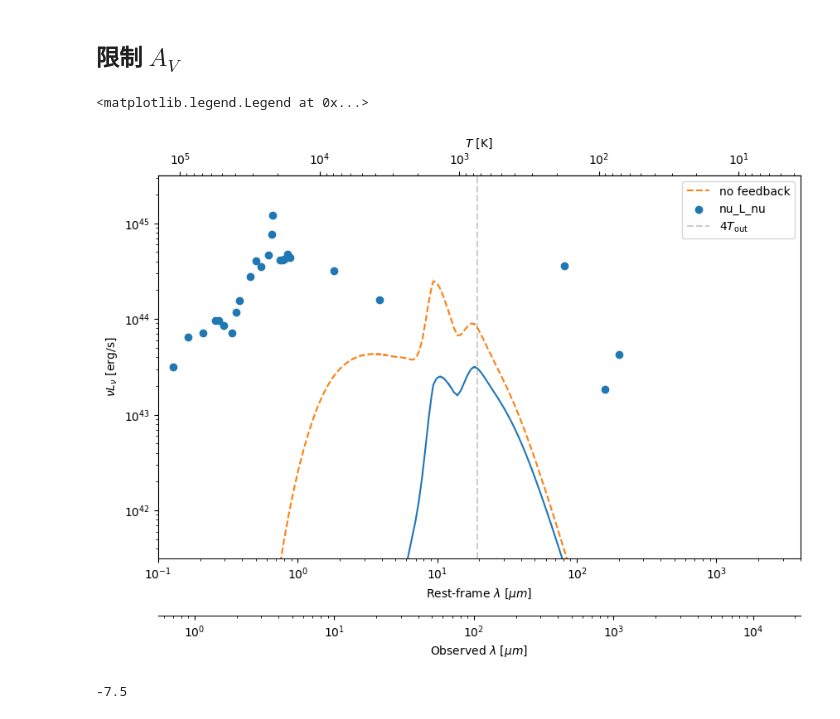
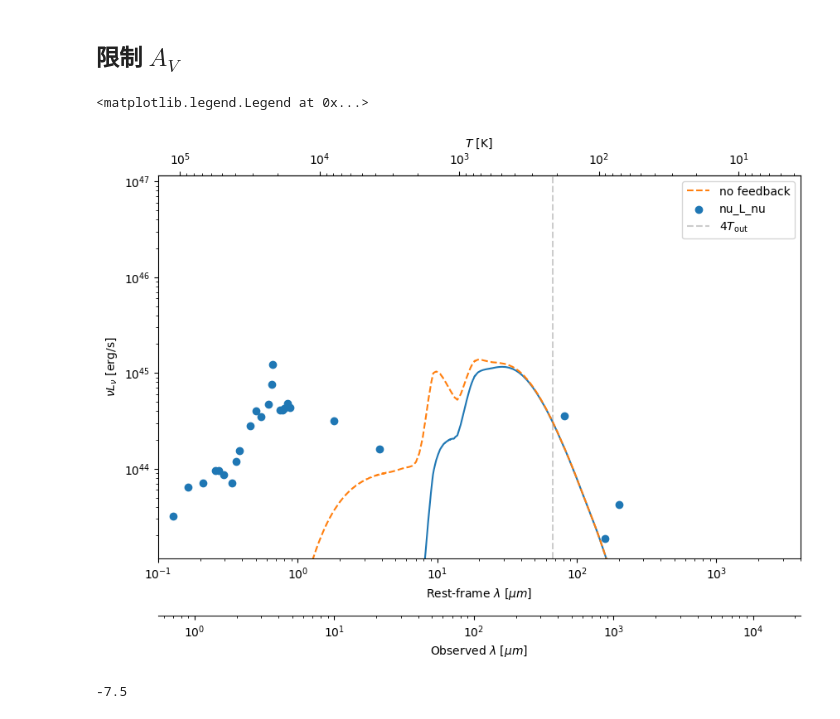
Before and after one commit to c-kj/LRD_dust_modeling, a Jupyter notebook: notebooks/A_V_constraint.ipynb, the cells around one changed output. Saved outputs shown, nothing was run; the diff lists cells and outputs as text; code cells hidden in the pictures.

```diff
--- a/notebooks/A_V_constraint.ipynb
+++ b/notebooks/A_V_constraint.ipynb
@@ -236,23 +236,24 @@ PhysicalType('unknown')
 # %% [markdown]
 ## 限制 $A_V$
 # %%
-model = A_V_model(
-    n_0=1e3 * u.cm**-3,
-    gamma=0.5,
+model = A_V_Model(
+    n_0=80 * u.cm**-3,
+    gamma=0.2,
     T_sub=1500 * u.K,
-    A_V=.5,
+    A_V=2,
     opacity=Orion_opacity,
-    observed_SED=SED(Labbe_photo['nu_rest'], Labbe_photo['Lnu_rest']),
+    observed_SED=SED(nu=Labbe_photo['nu_rest'], L_nu=Labbe_photo['Lnu_rest']),
 )
-model_no_feedback = A_V_model(
-    n_0=1e3 * u.cm**-3,
-    gamma=0.5,
+model_no_feedback = A_V_Model(
+    n_0=80 * u.cm**-3,
+    gamma=0.2,
     T_sub=1500 * u.K,
-    A_V=.5,
+    A_V=2,
     opacity=Orion_opacity,
-    observed_SED=SED(Labbe_photo['nu_rest'], Labbe_photo['Lnu_rest']),
+    observed_SED=SED(nu=Labbe_photo['nu_rest'], L_nu=Labbe_photo['Lnu_rest']),
     tau_ph = 0,
 )
+# model_no_feedback.T_min = 10 * u.K
 # model_no_feedback.tau_ph = 0.  # 暂时不考虑 feedback
 
 fig, ax = plt.subplots(figsize=(10, 6))
@@ -265,34 +266,34 @@ ax.loglog(Orion_opacity.wavelength, nu_L_nu_no_feedback, '--', label='no feedbac
 
 #TEMP
 ax.scatter('wavelength_rest', 'nu_L_nu', data=Labbe_photo, )
 
 # 设定坐标轴的范围
 ax.set_xlim(1e-1, 4e3)
 ax.set_ylim(nu_L_nu.max() / 1e2, nu_L_nu.max() * 1e2)
 
 # 坐标轴 label
 ax.set_xlabel(r"Rest-frame $\lambda$ [$\mu m$]")
 ax.set_ylabel(r"$\nu L_\nu \ [{\rm erg/s}]$")
 
 # 上方的 T 轴
 def wavelength_to_temperature(x):
     from astropy.constants import c, h, k_B
     return (h * c / k_B).to_value(u.K * u.micron) / x
 
 T_axis = ax.secondary_xaxis('top', functions=(wavelength_to_temperature, wavelength_to_temperature))
 T_axis.set_xlabel(r"$T$ [K]")
 ax.axvline(wavelength_to_temperature(4 * model.T_out.to_value(u.K)), color='grey', alpha=.4, linestyle='--', label = r"$4 T_{\rm out}$")
 
 z = Labbe_photo.meta['z']
 T_axis = ax.secondary_xaxis(location=-.15, functions=(lambda x: x * (1+z), lambda x: x / (1+z)))
 T_axis.set_xlabel(r"Observed $\lambda$ [$\mu m$]")
 
 # 添加图例
 ax.legend()
 # ax.set_title(rf"{model:latex}")
 # %% [output]
 <matplotlib.legend.Legend at 0x...>
-[figure, old version]
+[figure, new version]
 # %%
 from scipy import integrate
 integrate.trapezoid([1,2,4][::-1], [1,2,4][::-1])
```
Also changed, not shown: parts of 15 cells of this notebook, 6 other files.
